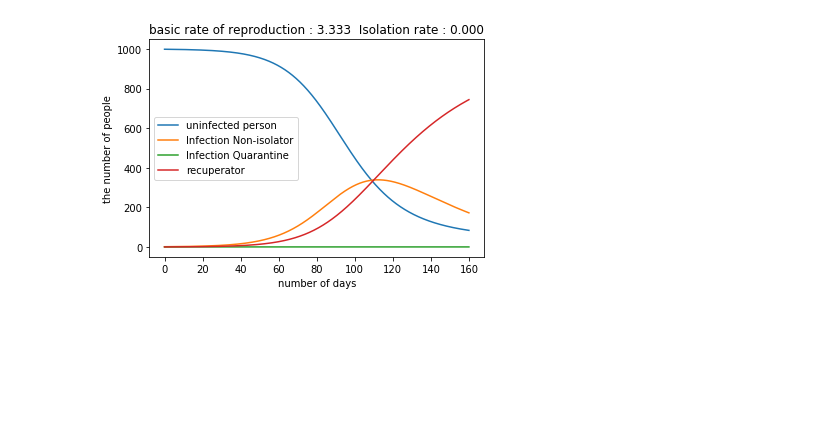
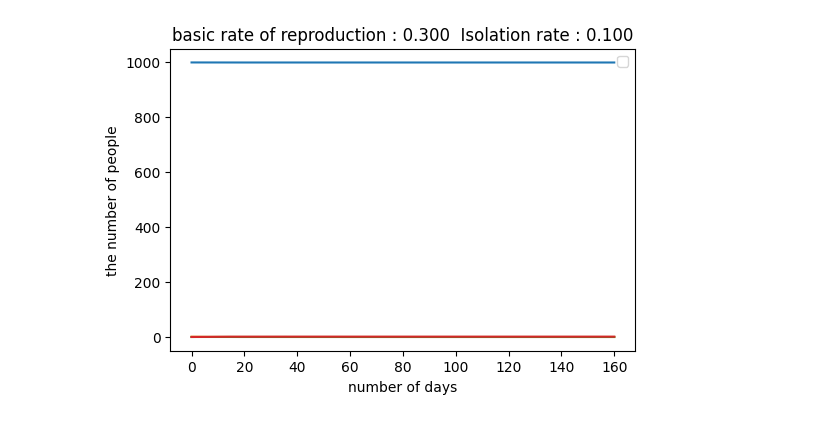
Before and after one commit to jabelic/SIQRmodel, a Jupyter notebook: siqr.ipynb, the cells around one changed output. Saved outputs shown, nothing was run; the diff lists cells and outputs as text; code cells hidden in the pictures; blank space fills up the shorter version.

```diff
--- a/siqr.ipynb
+++ b/siqr.ipynb
@@ -5,62 +5,17 @@ from scipy.integrate import odeint
 #import sys
 
 def SIQR(v, t, beta, gamma, gamma_dash, p):
-    """
-    Define the SIQR model.
-
-    Parameters
-    ----------------
-    v: list
-        v = [S, I, Q, R]
-        S: 未感染者
-        I: 市中感染者
-        Q: 隔離者
-        R: 回復(抗体保持)
-    t: float
-        represent time. need for scipy.odeint.
-    beta: float
-        感染割合
-    gamma: float
-        回復割合
-    p: float
-        隔離率
-
-    Returns
-    -----------
-    rvalue: list
-        rvalue = [S', I', Q', R']
-    """
     q = 0.0
     rvalue = [0,0,0,0]
-    beta_ss_ii = beta * v[0] * v[1]
-    rvalue[0] = - beta_ss_ii
-    rvalue[1] = (1 - q) * beta_ss_ii - p * v[1] - gamma * v[1]
-    rvalue[2] = q * beta_ss_ii + p * v[1] - gamma_dash * v[2]
+    #if rvalue[1] != 0:
+        #p = 230/rvalue[1]
+    rvalue[0] = - beta * v[0] * v[1]
+    rvalue[1] = (1 - q) * beta * v[0] * v[1] - p * v[1] - gamma * v[1]
+    rvalue[2] = q * beta * v[0] * v[1] + p * v[1] - gamma_dash * v[2]
     rvalue[3] = gamma * v[1] + gamma_dash * v[2]
     return rvalue
 
-
-
-
 def calc_proc(times, beta_const, gamma_const, gamma_dash_const, p):
-    """
-    数値計算 using odeint.
-
-    Parameter
-    --------------
-
-
-    Returns
-    -----------
-    R0: float
-        基本再生産数. 感染した1人の感染者が,
-        誰も免疫を持たない集団に加わったとき
-        平均して何人に直接感染させる人数.
-
-    result: float
-        数値計算の結果.
-
-    """
     S_0=999
     I_0=1
     Q_0=0
@@ -75,6 +30,7 @@ def calc_proc(times, beta_const, gamma_const, gamma_dash_const, p):
     print(R0)
 
     result = odeint(SIQR, ini_state, times, args)
+    print(result)
     return R0,result
 
 
@@ -82,11 +38,12 @@ def plot(R0, p, times, result):
     str_out = "basic rate of reproduction : {}".format(format(R0, ".3f"))
     str_out += "  "
     str_out += "Isolation rate : {}".format(format(p, ".3f"))
+    plt.figure(dpi=100)
     plt.title(str_out)
     plt.xlabel('number of days')
     plt.ylabel('the number of people')
+    plt.legend(['uninfected person','Infection Non-isolator','Infection Quarantine','recuperator'])
     plt.plot(times, result)
-    plt.legend(['uninfected person','Infection Non-isolator','Infection Quarantine','recuperator'])
     plt.show()
 
 
@@ -94,16 +51,16 @@ if __name__ == "__main__":
     #sys.stderr.write("*** start ***\n")
     t_max = 160
     dt = 0.01
-    beta_const = 0.1/1000
-    gamma_const = 0.03
-    gamma_dash_const = 0.3
-    p = 0.0
+    beta_const = 0.03/1000
+    gamma_const = 0.1
+    gamma_dash_const = 0.83
+
+    p = 0.1
 
     #sys.stderr.write("p_kakuri = %.3f\n" % p)
 
     times =np.arange(0,t_max, dt)
-    R0,result = calc_proc(times, beta_const, gamma_const, gamma_dash_const, p)
-
+    R0,result= calc_proc(times, beta_const, gamma_const, gamma_dash_const, p)
     plot(R0,p,times,result)
 #
     #sys.stderr.write("*** end ***\n")
@@ -112 +76 @@ if __name__ == "__main__":
-[figure, old version]
+[figure, new version]
```
Also changed, not shown: parts of 7 cells of this notebook, 6 other files.
